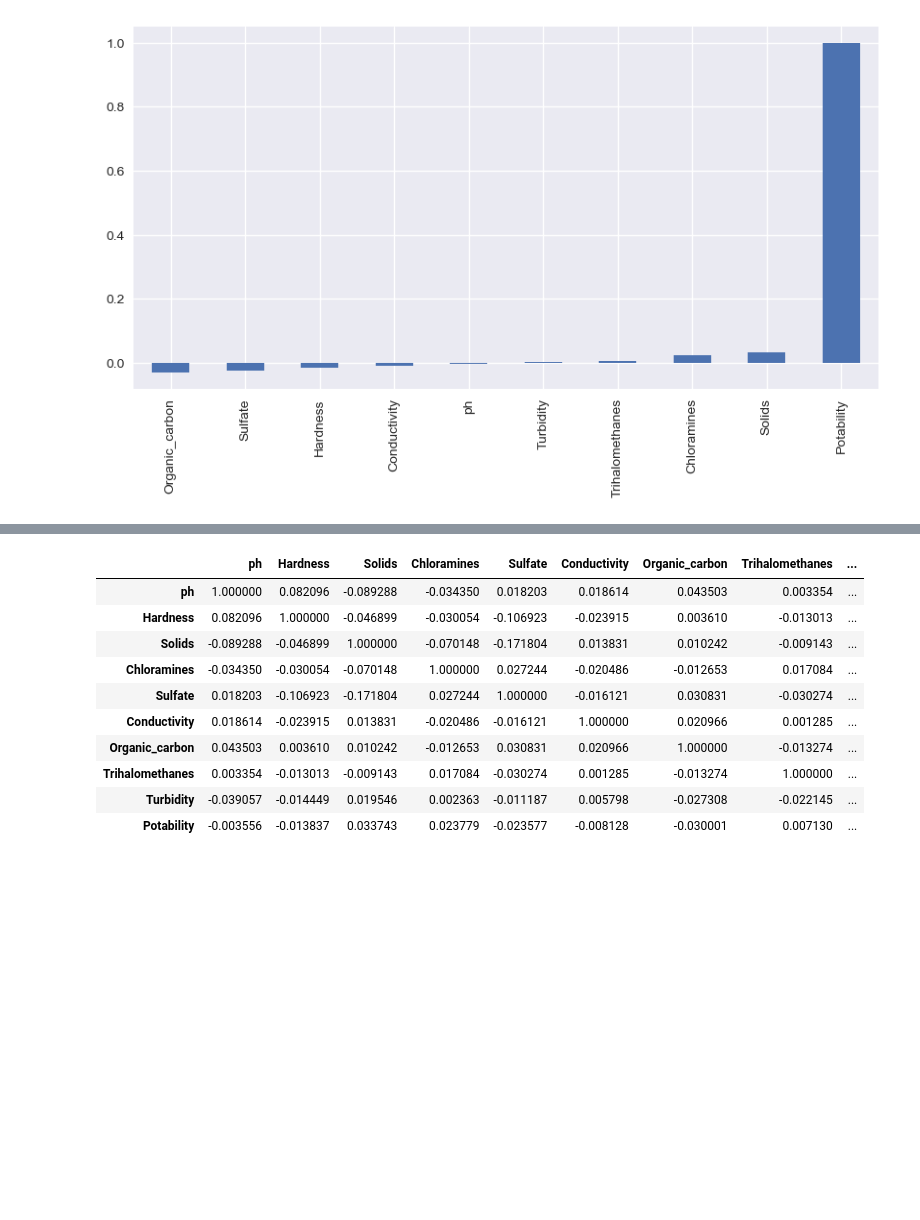
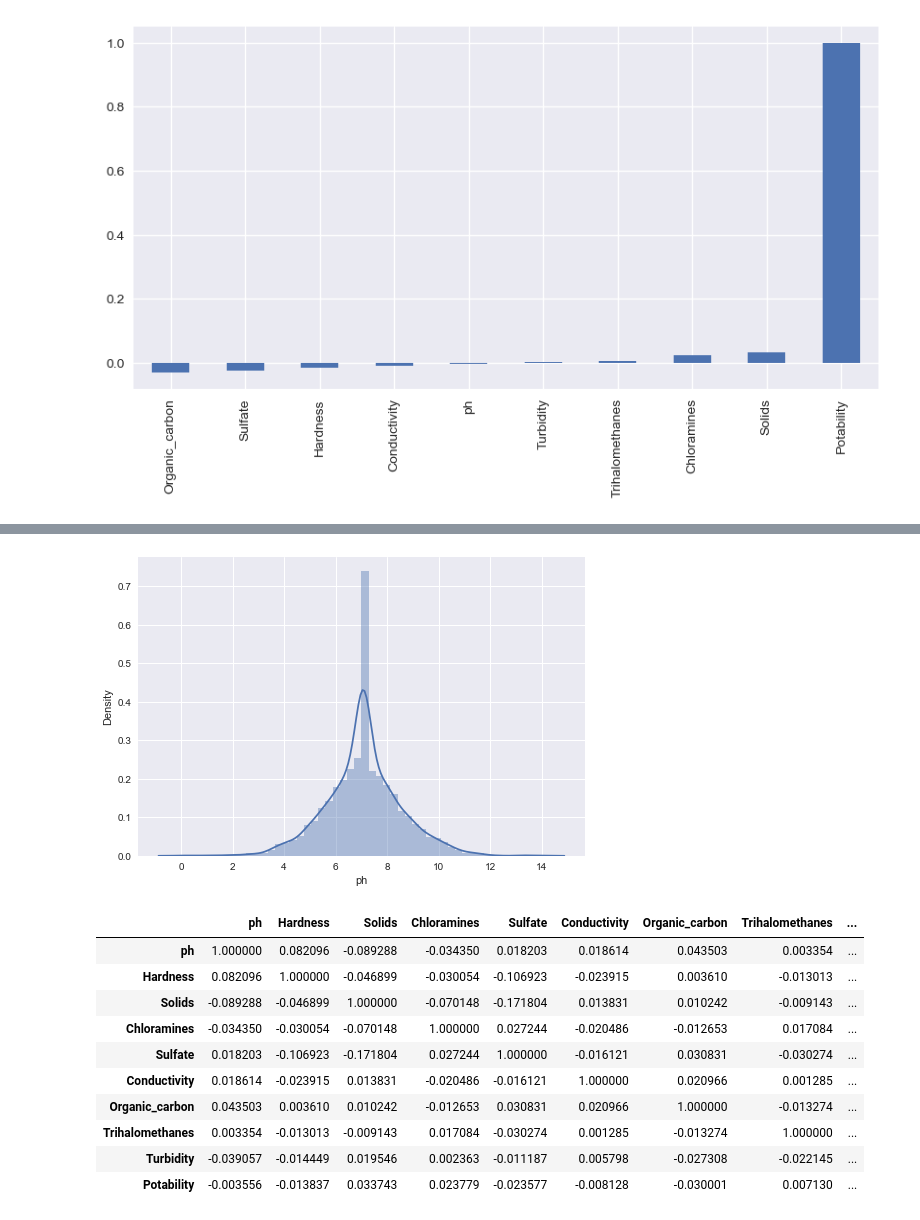
Before and after one commit to abideen-olawuwo/water-potability, a Jupyter notebook: water_portability.ipynb, the cells around one changed output, grey strips where cells are left out. Saved outputs shown, nothing was run; the diff lists cells and outputs as text; code cells hidden in the pictures; blank space fills up the shorter version.

```diff
--- a/water_portability.ipynb
+++ b/water_portability.ipynb
@@ -201,3 +204,8 @@ sns.pairplot(data=df,hue="Potability")
+# %%
+sns.distplot(df["ph"])
+plt.show()
+# %% [output]
+[figure, added]
 # %%
 df.corr()
 # %% [output]
```
Also changed, not shown: parts of 2 cells of this notebook.
